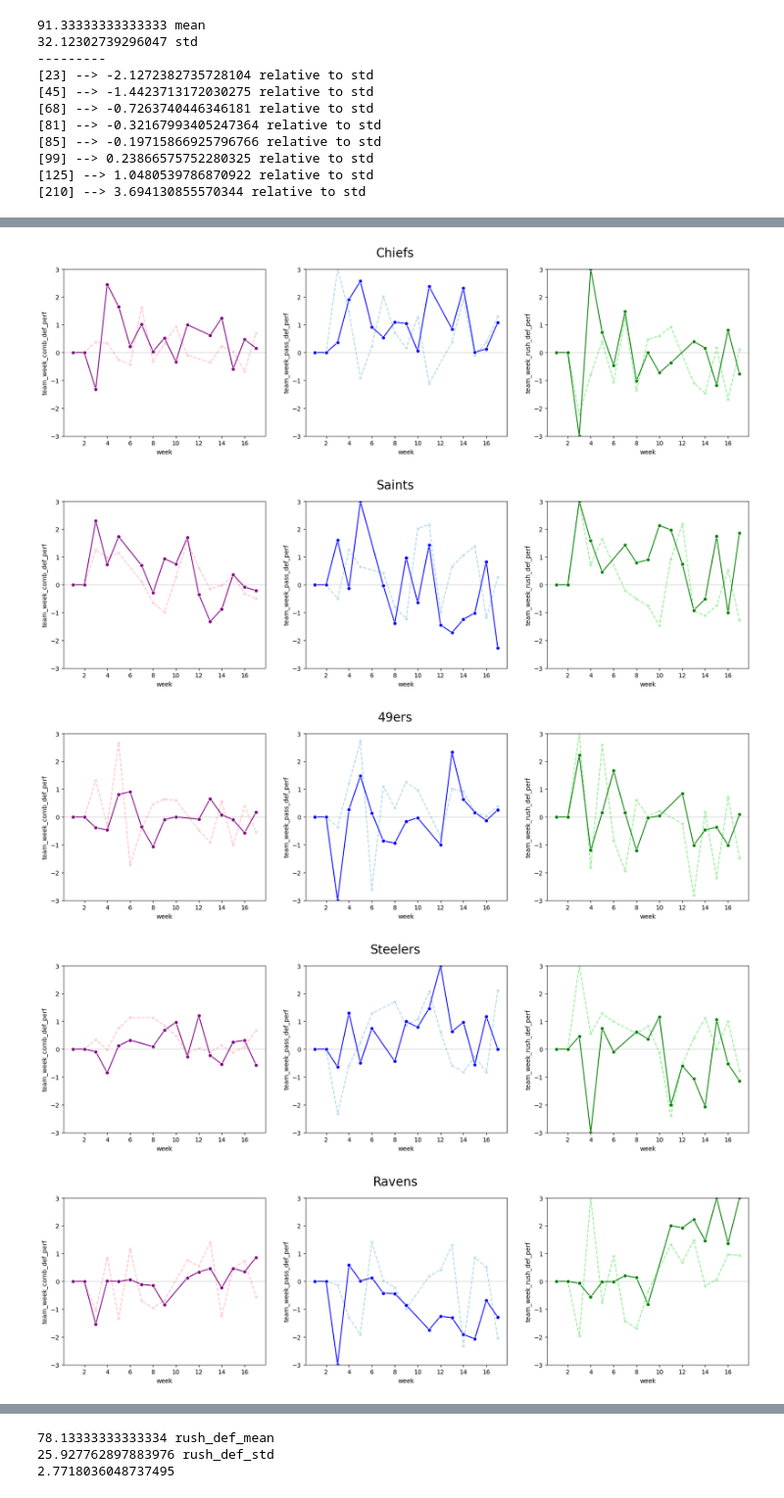
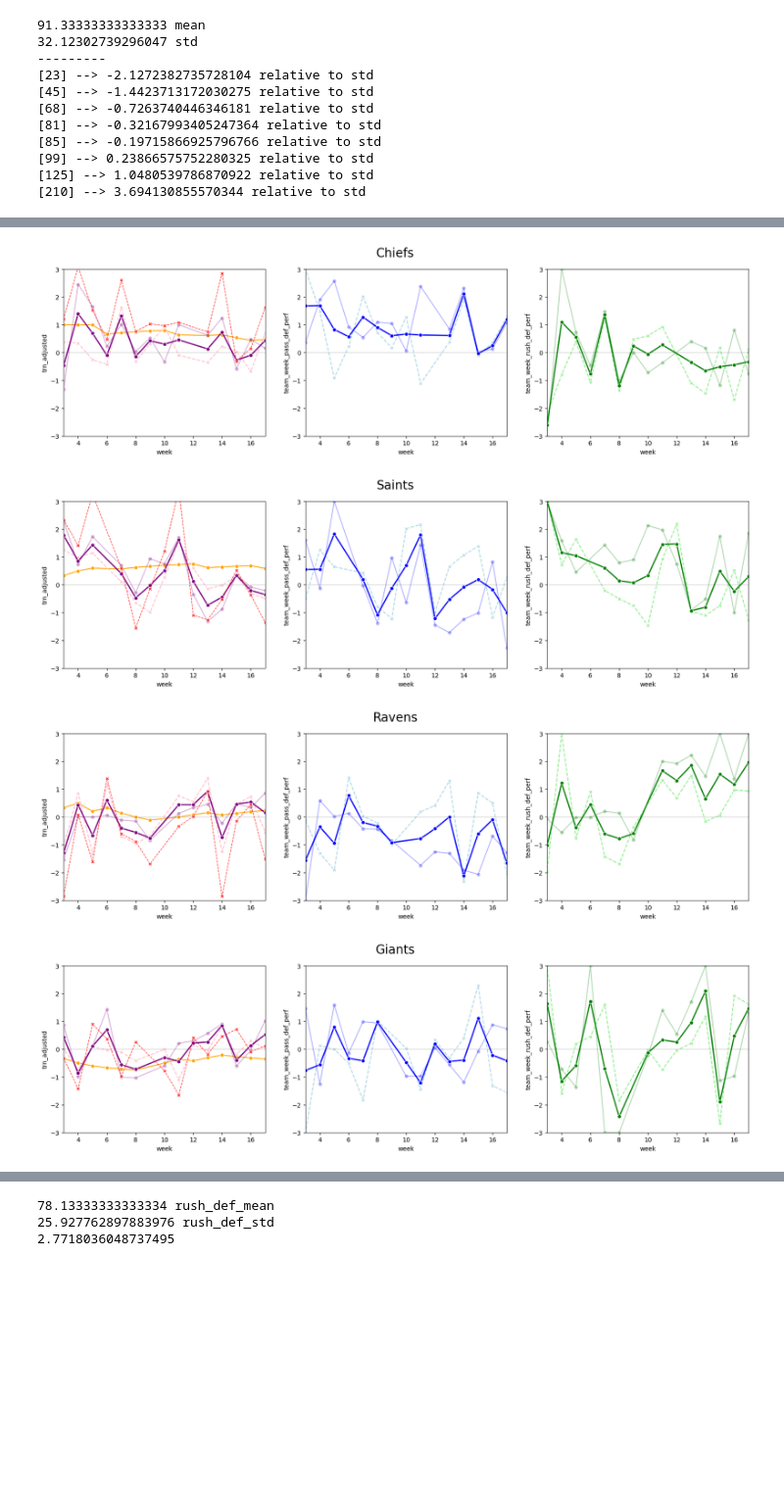
Before and after one commit to bladnman/footballing, a Jupyter notebook: src/dev/aggregates.ipynb, the cells around one changed output, grey strips where cells are left out. Shown at 98% size. Saved outputs shown, nothing was run; the diff lists cells and outputs as text; code cells hidden in the pictures; blank space fills up the shorter version.

```diff
--- a/src/dev/aggregates.ipynb
+++ b/src/dev/aggregates.ipynb
@@ -514,22 +547,37 @@ data_from_previous_records(year=2018,week=12,all_games_df=year_df, team=gu.TEAM_
 # %%
-def plot_compare(nickname, year_df, type='comb'):
+def plot_compare(nickname, year_df, pass_to_rush_weight=1.0):
   tdf = year_df[year_df['team'] == gu.TEAM_NAME[nickname]]
-  types = ['comb','pass','rush']
-  # fig = plt.figure(figsize=(10,5),dpi=100)
+  rec_df = tdf[['team_record_normal_after', 'week']].copy()
+  rec_df['trn_adjusted'] = tdf[['team_record_normal_after']] * 2 - 1
 
   fig, axs = plt.subplots(ncols=3, figsize=(20,5),dpi=100)
+
+  # OVERALL
+  sns.lineplot(ax=axs[0], data=rec_df, x='week', y=f'trn_adjusted', color='orange', marker='o')
   sns.lineplot(ax=axs[0], data=tdf, x='week', y=f'team_week_comb_def_perf', linestyle='--', marker='X', color='pink')
-  sns.lineplot(ax=axs[0], data=tdf, x='week', y=f'team_week_comb_off_perf', marker='o', color='purple')
+  sns.lineplot(ax=axs[0], data=tdf, x='week', y=f'team_week_comb_off_perf', marker='o', color='purple', alpha=0.3)
+  sns.lineplot(ax=axs[0], data=tdf, x='week', y=f'team_week_comb_comp_perf', marker='o', color='purple', linewidth=2)
+  # overall adjusted
+  # is rushing as important as passing? This allows for an adjustment
+  if pass_to_rush_weight != 1.0:
+    perf_over_df = tdf[['team_week_rush_comp_perf', 'team_week_pass_comp_perf', 'week']].copy()
+    perf_over_df['adj__week_overall_perf'] = (tdf['team_week_rush_comp_perf'] + tdf['team_week_pass_comp_perf'] * pass_to_rush_weight) / 2
+    sns.lineplot(ax=axs[0], data=perf_over_df, x='week', y=f'adj__week_overall_perf', linestyle='--', marker='X', color='red', linewidth=1, alpha=0.8)
 
   sns.lineplot(ax=axs[1], data=tdf, x='week', y=f'team_week_pass_def_perf', linestyle='--', marker='X', color='lightblue')
-  sns.lineplot(ax=axs[1], data=tdf, x='week', y=f'team_week_pass_off_perf', marker='o', color='blue')
+  sns.lineplot(ax=axs[1], data=tdf, x='week', y=f'team_week_pass_off_perf', marker='o', color='blue', alpha=0.3)
+  sns.lineplot(ax=axs[1], data=tdf, x='week', y=f'team_week_pass_comp_perf', marker='o', color='blue', linewidth=2)
 
   sns.lineplot(ax=axs[2], data=tdf, x='week', y=f'team_week_rush_def_perf', linestyle='--', marker='X', color='lightgreen')
-  sns.lineplot(ax=axs[2], data=tdf, x='week', y=f'team_week_rush_off_perf', marker='o', color='green')
+  sns.lineplot(ax=axs[2], data=tdf, x='week', y=f'team_week_rush_off_perf', marker='o', color='green', alpha=0.3)
+  sns.lineplot(ax=axs[2], data=tdf, x='week', y=f'team_week_rush_comp_perf', marker='o', color='green', linewidth=2)
 
   axs[0].axhline(y=0, lw=1, color='black', alpha=0.2)
   axs[1].axhline(y=0, lw=1, color='black', alpha=0.2)
   axs[2].axhline(y=0, lw=1, color='black', alpha=0.2)
+  axs[0].set_xlim(3,17)
+  axs[1].set_xlim(3,17)
+  axs[2].set_xlim(3,17)
   axs[0].set_ylim(-3,3)
   axs[1].set_ylim(-3,3)
   axs[2].set_ylim(-3,3)
@@ -541,11 +589,15 @@ teams = [
          'Patriots',
          'Chiefs',
          'Saints',
-         '49ers',
-         'Steelers',
+        #  '49ers',
+        #  'Steelers',
          'Ravens',
+        #  'Jets',
+        #  'Texans',
+         'Giants',
         ]
 
+
 for team in teams:
-  plot_compare(team, year_df)
+  plot_compare(team, year_df, pass_to_rush_weight=3)
 # %% [output]
@@ -553,5 +605,4 @@ for team in teams:
-[figure, old version]
+[figure, new version]
-[figure, old version]
+[figure, new version]
-[figure, old version]
+[figure, new version]
-[figure, old version]
+[figure, new version]
-[figure, removed]
```
Also changed, not shown: parts of 17 cells of this notebook, 1 other file.
